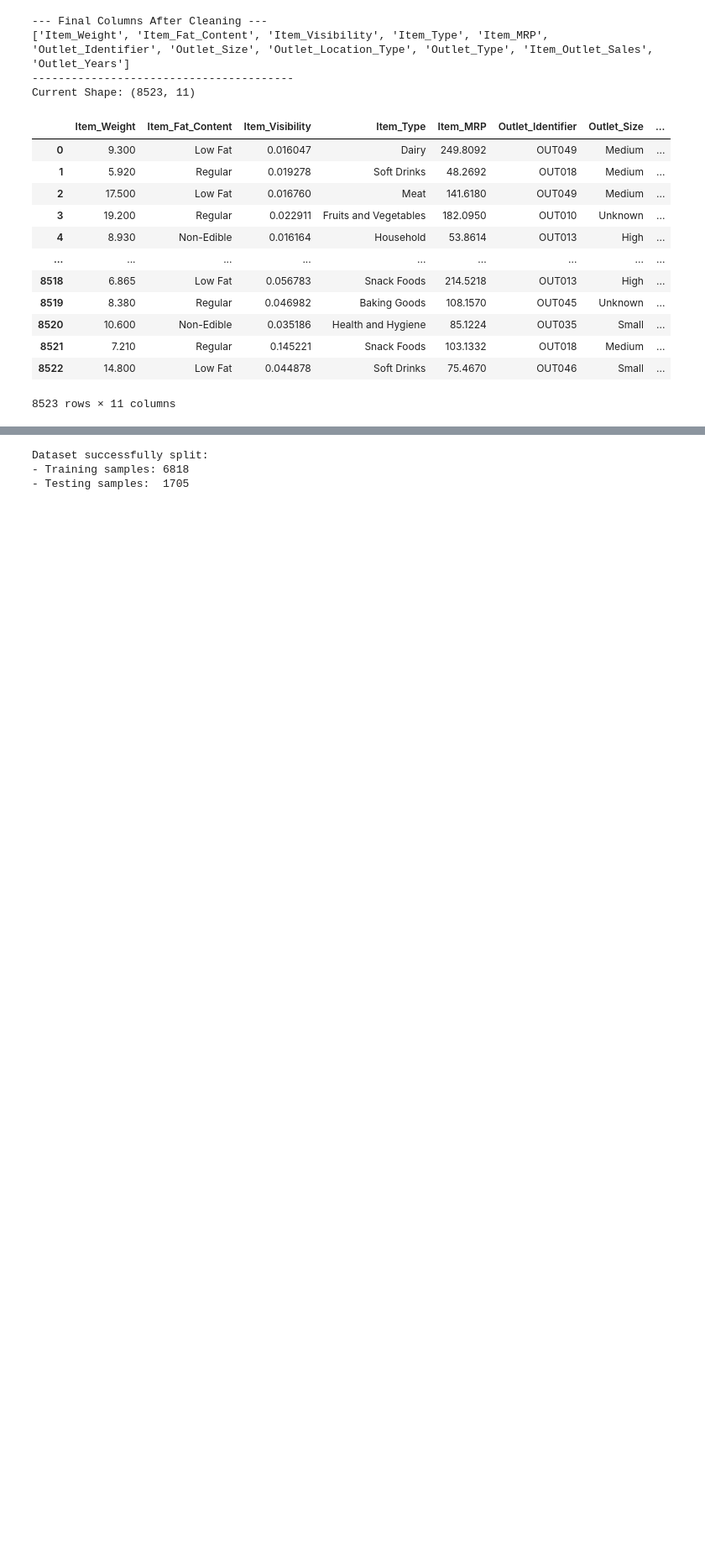
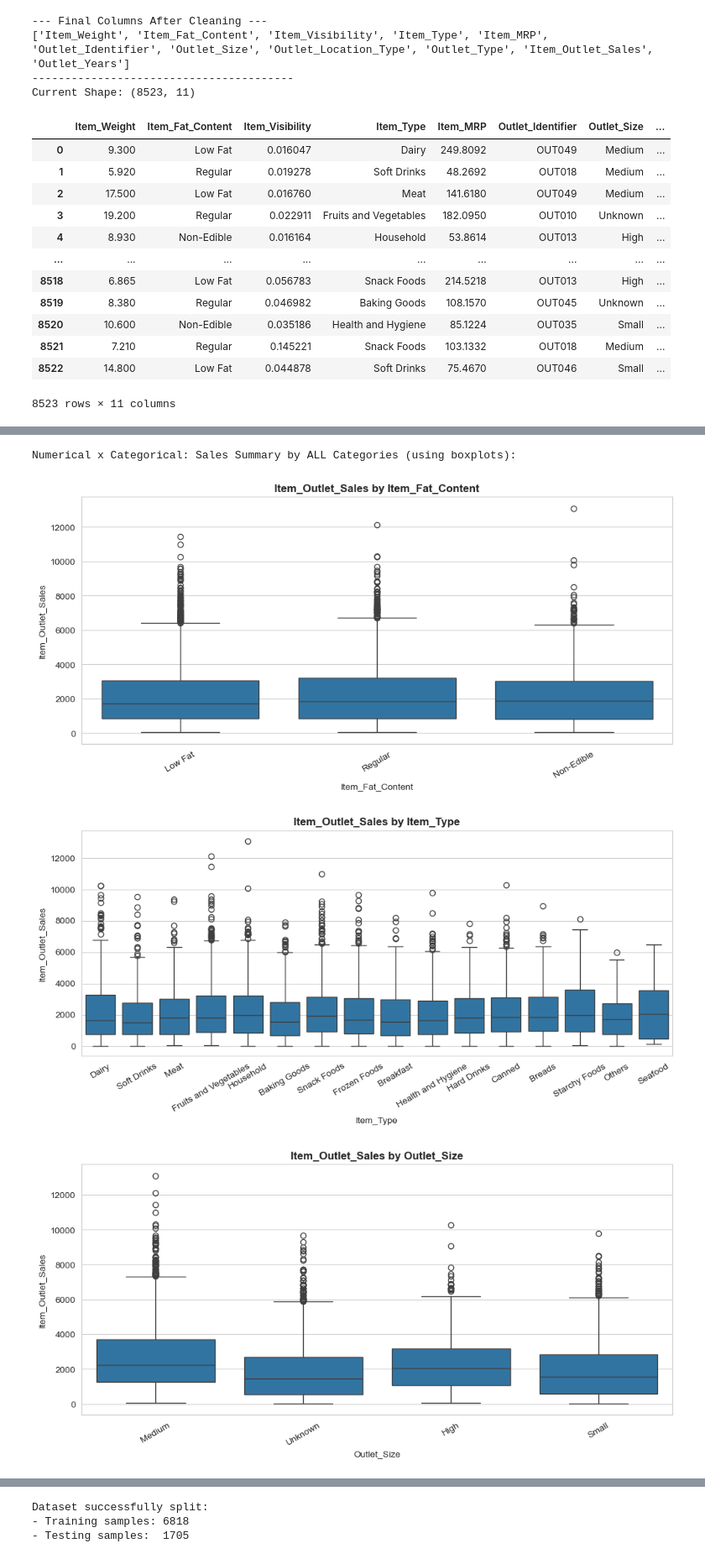
Before and after one commit to baobean/CSC14005-Lab2, a Jupyter notebook: Data_Preparation/data_preparation.ipynb, the cells around one changed output, grey strips where cells are left out. Shown at 84% size. Saved outputs shown, nothing was run; the diff lists cells and outputs as text; code cells hidden in the pictures; blank space fills up the shorter version.

```diff
--- a/Data_Preparation/data_preparation.ipynb
+++ b/Data_Preparation/data_preparation.ipynb
@@ -395,0 +505,18 @@ Current Shape: (8523, 11)
+# %%
+print("\nNumerical x Categorical: Sales Summary by ALL Categories (using boxplots):\n")
+
+# Boxplots for Item_Outlet_Sales by each categorical variable
+for col in cat_cols:
+    plt.figure(figsize=(10, 5))
+    sns.boxplot(x=col, y='Item_Outlet_Sales', data=df)
+    plt.title(f'Item_Outlet_Sales by {col}', fontweight='bold')
+    plt.xlabel(col)
+    plt.ylabel('Item_Outlet_Sales')
+    plt.xticks(rotation=30)
+    plt.tight_layout()
+    plt.show()
+# %% [output]
+Numerical x Categorical: Sales Summary by ALL Categories (using boxplots):
+[figure, added]
+[figure, added]
+[figure, added]
```
Also changed, not shown: parts of 15 cells of this notebook.
